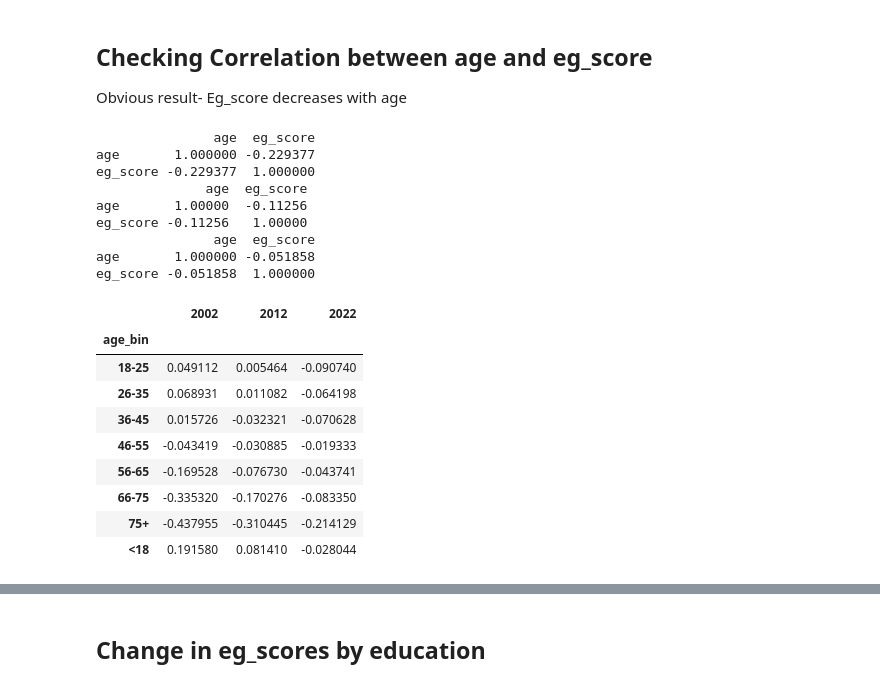
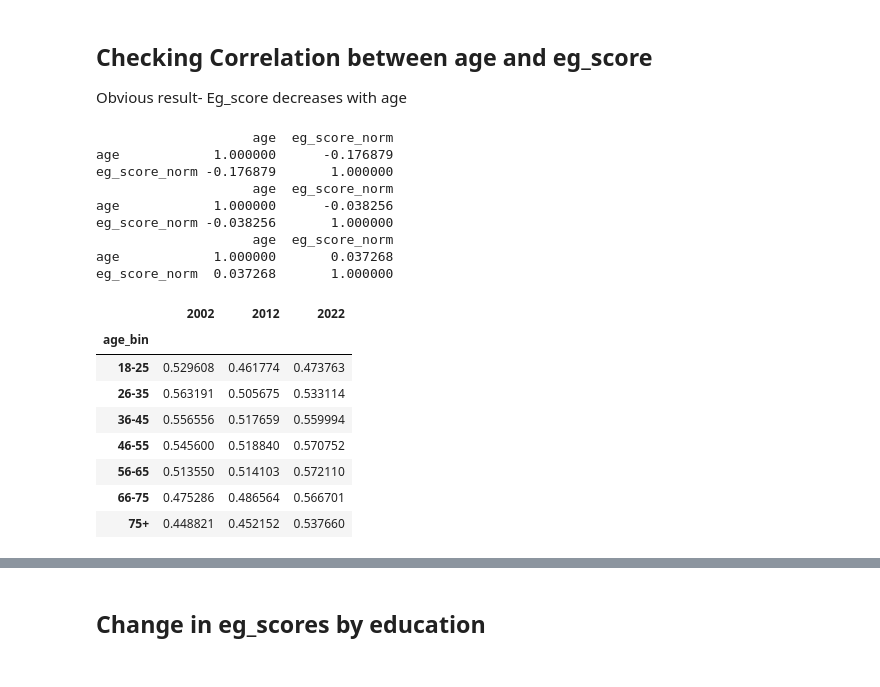
Before and after one commit to ashishpapanai/2025-02-ActionWords, a Jupyter notebook: notebooks/eg_score_v2.ipynb, the cells around one changed output, grey strips where cells are left out. Drawn from its saved outputs; the diff is of its cells as text; code cells hidden in the pictures.

```diff
--- a/notebooks/eg_score_v2.ipynb
+++ b/notebooks/eg_score_v2.ipynb
@@ -20,9 +20,24 @@ warnings.filterwarnings('ignore')
 # %% [markdown]
 ### Loading data
 # %%
-df_2002 = pd.read_csv("../data/final_csv/2002_final.csv")
-df_2012 = pd.read_csv("../data/final_csv/2012_final.csv")
-df_2022 = pd.read_csv("../data/final_csv/2022_final.csv")
+df_2002 = pd.read_csv("./final_csv/2002.csv")
+df_2012 = pd.read_csv("./final_csv/2012.csv")
+df_2022 = pd.read_csv("./final_csv/2022.csv")
+# %%
+df_2002 = df_2002[(df_2002["marital"] == "Married") & (df_2002["age"] >= 18)]
+df_2012 = df_2012[(df_2012["marital"] == "Married") & (df_2012["age"] >= 18)]
+df_2022 = df_2022[(df_2022["marital"] == "Married") & (df_2022["age"] >= 18)]
+# %%
+def normalize_column(series):
+    """
+    Normalize a numeric series to 0-1 range using min-max scaling.
+    """
+    return (series - series.min()) / (series.max() - series.min())
+
+# Apply to eg_score columns
+df_2002['eg_score_norm'] = normalize_column(df_2002['eg_score'])
+df_2012['eg_score_norm'] = normalize_column(df_2012['eg_score'])
+df_2022['eg_score_norm'] = normalize_column(df_2022['eg_score'])
 # %%
 fig, axes = plt.subplots(3, 2, figsize=(14, 12), sharey=True)
 
@@ -841,43 +1081,42 @@ plot_mean_eg_map(df_2022, "Mean egalitarian score (2022)")
 ## Checking Correlation between age and eg_score
 Obvious result- Eg_score decreases with age
 # %%
-print(df_2002[["age", "eg_score"]].corr())
-print(df_2012[["age", "eg_score"]].corr())
-print(df_2022[["age", "eg_score"]].corr())
+print(df_2002[["age", "eg_score_norm"]].corr())
+print(df_2012[["age", "eg_score_norm"]].corr())
+print(df_2022[["age", "eg_score_norm"]].corr())
 # %% [output]
-               age  eg_score
-age       1.000000 -0.229377
-eg_score -0.229377  1.000000
-              age  eg_score
-age       1.00000  -0.11256
-eg_score -0.11256   1.00000
-               age  eg_score
-age       1.000000 -0.051858
-eg_score -0.051858  1.000000
+                    age  eg_score_norm
+age            1.000000      -0.176879
+eg_score_norm -0.176879       1.000000
+                    age  eg_score_norm
+age            1.000000      -0.038256
+eg_score_norm -0.038256       1.000000
+                    age  eg_score_norm
+age            1.000000       0.037268
+eg_score_norm  0.037268       1.000000
 # %%
 # Compute mean eg_score by age_bin for each year
-eg_2002 = df_2002[df_2002["sex"] == "Male"].groupby("age_bin")["eg_score"].mean()
-eg_2012 = df_2012[df_2012["sex"] == "Male"].groupby("age_bin")["eg_score"].mean()
-eg_2022 = df_2022[df_2022["sex"] == "Male"].groupby("age_bin")["eg_score"].mean()
+eg_2002 = df_2002[df_2002["sex"] == "Male"].groupby("age_bin")["eg_score_norm"].mean()
+eg_2012 = df_2012[df_2012["sex"] == "Male"].groupby("age_bin")["eg_score_norm"].mean()
+eg_2022 = df_2022[df_2022["sex"] == "Male"].groupby("age_bin")["eg_score_norm"].mean()
 
 # Combine into one DataFrame
 df_eg_score_by_age_male = pd.DataFrame({
     "2002": eg_2002,
     "2012": eg_2012,
     "2022": eg_2022
 })
 
 df_eg_score_by_age_male
 # %% [output]
 |  | 2002 | 2012 | 2022 |
 | age_bin |  |  |  |
-| 18-25 | 0.049112 | 0.005464 | -0.090740 |
-| 26-35 | 0.068931 | 0.011082 | -0.064198 |
-| 36-45 | 0.015726 | -0.032321 | -0.070628 |
-| 46-55 | -0.043419 | -0.030885 | -0.019333 |
-| 56-65 | -0.169528 | -0.076730 | -0.043741 |
-| 66-75 | -0.335320 | -0.170276 | -0.083350 |
-| 75+ | -0.437955 | -0.310445 | -0.214129 |
-| <18 | 0.191580 | 0.081410 | -0.028044 |
+| 18-25 | 0.529608 | 0.461774 | 0.473763 |
+| 26-35 | 0.563191 | 0.505675 | 0.533114 |
+| 36-45 | 0.556556 | 0.517659 | 0.559994 |
+| 46-55 | 0.545600 | 0.518840 | 0.570752 |
+| 56-65 | 0.513550 | 0.514103 | 0.572110 |
+| 66-75 | 0.475286 | 0.486564 | 0.566701 |
+| 75+ | 0.448821 | 0.452152 | 0.537660 |
 # %%
 # Compute mean eg_score by age_bin for each year
```
Also changed, not shown: parts of 47 cells of this notebook, 51 other files.
